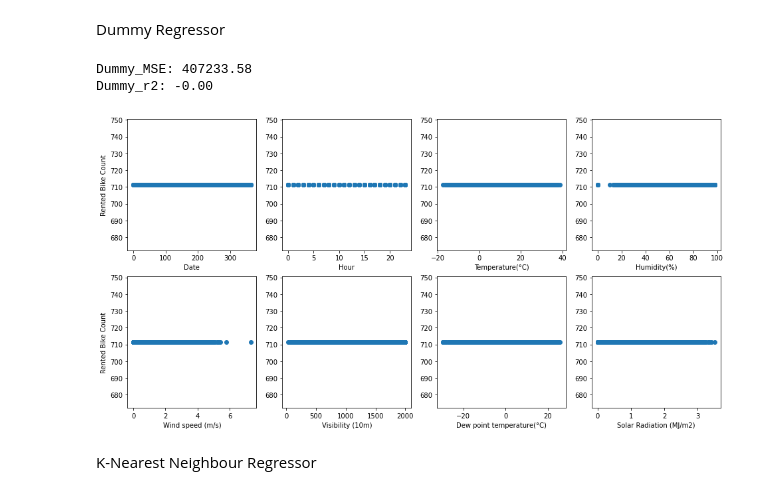
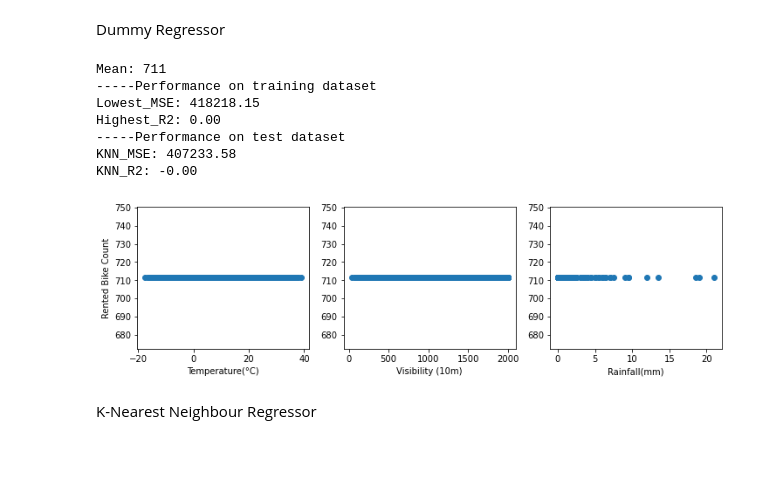
Before and after one commit to MEE-SPT/Intro_to_AI, a Jupyter notebook: model.ipynb, the cells around one changed output. Drawn from its saved outputs; the diff is of its cells as text; code cells hidden in the pictures; blank space fills up the shorter version.

```diff
--- a/model.ipynb
+++ b/model.ipynb
@@ -9,7 +9,7 @@ import matplotlib.pyplot as plt
 # %% [markdown]
 Import data
 # %%
-df = pd.read_csv('C:/Users/chubb/Downloads/coursework_other.csv', encoding= 'unicode_escape')
+df = pd.read_csv('coursework_other.csv', encoding= 'unicode_escape')
 
 # data frame example
 df.head(5)
@@ -45,3 +45,11 @@ X = np.array(raw_X) # features
 
 # split train test dataset
 Xtr, Xte, Ytr, Yte = train_test_split(X, Y, test_size = 0.2, shuffle=True, random_state=10)
+# %%
+plt.figure(1, figsize=(15,20))
+for i in range(13):
+    plt.subplot(5,3,i+1)
+    plt.scatter(X[:,[i]],Y)
+    if i %3==0:
+        plt.ylabel('Rented Bike Count')
+    plt.xlabel(features[i])
@@ -52,24 +62,41 @@ from sklearn.dummy import DummyRegressor
 
 dummy_regr = DummyRegressor(strategy='mean')
 dummy_regr.fit(Xtr,Ytr)
+
+# find MSE & R2 of train dataset
+Ypred = dummy_regr.predict(Xtr)
+print(f'Mean: {Ypred[0]:.0f}')
+tr_dummy_mse = mean_squared_error(Ytr, Ypred)
+tr_dummy_r2 = r2_score(Ytr, Ypred)
+print(f'-----Performance on training dataset')
+print(f'Lowest_MSE: {tr_dummy_mse:.2f}')
+print(f'Highest_R2: {tr_dummy_r2:.2f}')
+
+# find MSE & R2 of test dataset
 Ypred = dummy_regr.predict(Xte)
-dummy_mse = mean_squared_error(Yte, Ypred)
-dummy_r2 = r2_score(Yte, Ypred)
-print(f'Dummy_MSE: {dummy_mse:.2f}')
-print(f'Dummy_r2: {dummy_r2:.2f}')
+te_dummy_mse = mean_squared_error(Yte, Ypred)
+te_dummy_r2 = r2_score(Yte, Ypred)
+print(f'-----Performance on test dataset')
+print(f'KNN_MSE: {te_dummy_mse:.2f}')
+print(f'KNN_R2: {te_dummy_r2:.2f}')
 # %% [output]
-Dummy_MSE: 407233.58
-Dummy_r2: -0.00
+Mean: 711
+-----Performance on training dataset
+Lowest_MSE: 418218.15
+Highest_R2: 0.00
+-----Performance on test dataset
+KNN_MSE: 407233.58
+KNN_R2: -0.00
 # %%
-plt.figure(1, figsize=(16,8))
-for i in range(8):
-    plt.subplot(2,4,i+1)
-    plt.scatter(Xte[:,[i]],Ypred)
+plt.figure(1, figsize=(12,3))
+for i in range(3):
+    plt.subplot(1,3,i+1)
+    plt.scatter(Xte[:,[i*3+2]],Ypred)
     if i %4==0:
         plt.ylabel('Rented Bike Count')
-    plt.xlabel(features[i])
+    plt.xlabel(features[i*3+2])
 # %% [output]
-[figure, old version]
+[figure, new version]
 # %% [markdown]
 K-Nearest Neighbour Regressor
 # %%
```
Also changed, not shown: parts of 7 cells of this notebook, 2 other files.
